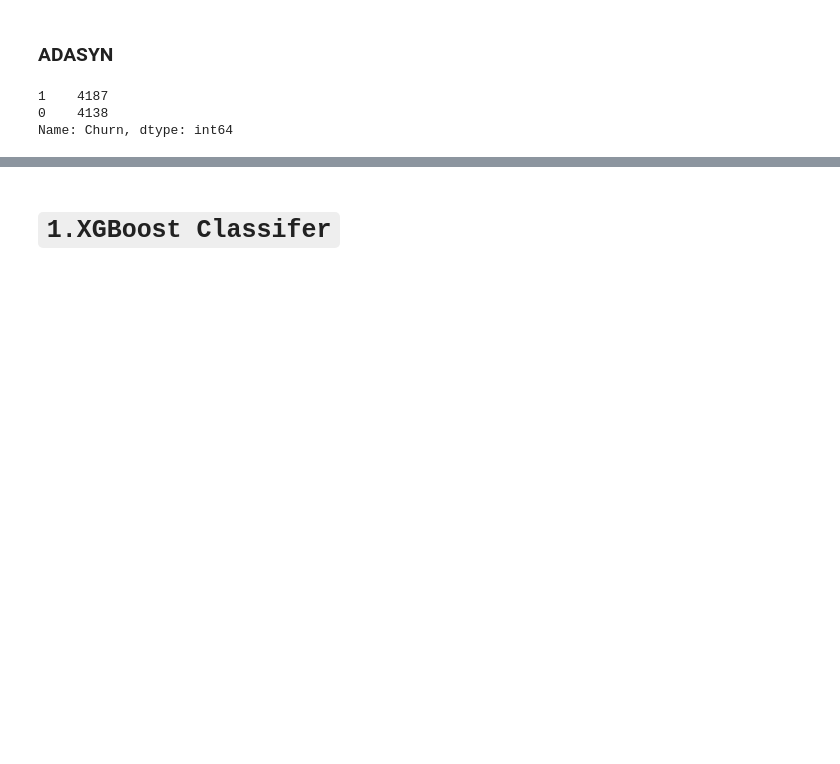
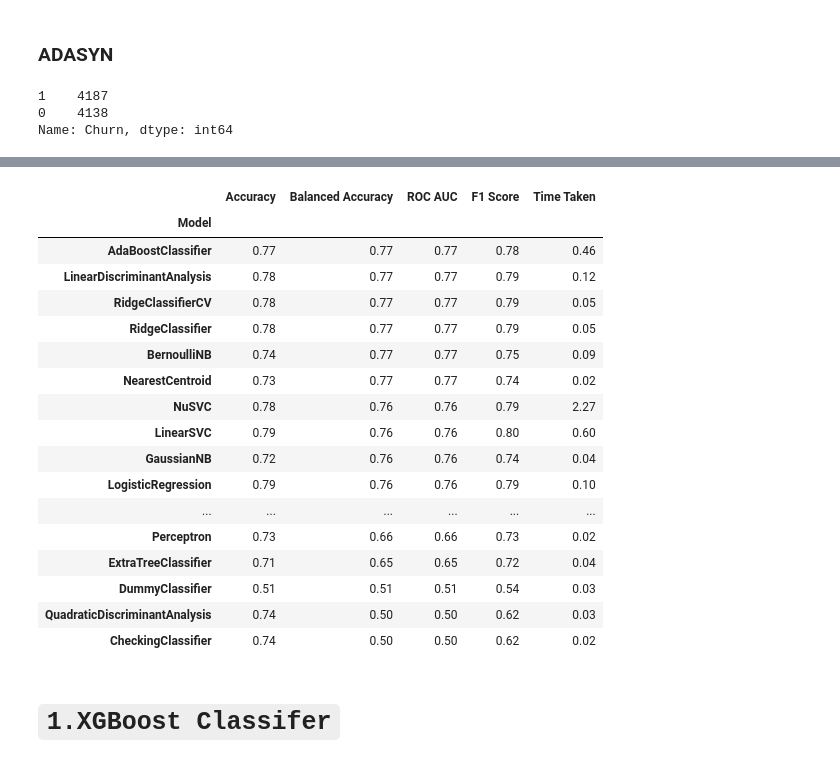
Before and after one commit to fidanfatih/Mid_Scale_Projects, a Jupyter notebook: ML_Projects/Telco_Customer_Churn/Telco_Customer_Churn(Modelling).ipynb, the cells around one changed output, grey strips where cells are left out. Saved outputs shown, nothing was run; the diff lists cells and outputs as text; code cells hidden in the pictures; blank space fills up the shorter version.

```diff
--- a/ML_Projects/Telco_Customer_Churn/Telco_Customer_Churn(Modelling).ipynb
+++ b/ML_Projects/Telco_Customer_Churn/Telco_Customer_Churn(Modelling).ipynb
@@ -100,3 +100,11 @@ X_train, y_train = X_smote, y_smote
 
 # ADASYN
 # X_train, y_train = X_adasyn, y_adasyn
+# %%
+import lazypredict
+from lazypredict.Supervised import LazyClassifier
+
+clf = LazyClassifier(verbose=0, ignore_warnings=True, custom_metric=None)
+models, predictions = clf.fit (X_train, X_test, y_train, y_test)
+models
+# %% [output]
@@ -103,3 +112,21 @@ X_train, y_train = X_smote, y_smote
+|  | Accuracy | Balanced Accuracy | ROC AUC | F1 Score | Time Taken |
+| Model |  |  |  |  |  |
+| AdaBoostClassifier | 0.77 | 0.77 | 0.77 | 0.78 | 0.46 |
+| LinearDiscriminantAnalysis | 0.78 | 0.77 | 0.77 | 0.79 | 0.12 |
+| RidgeClassifierCV | 0.78 | 0.77 | 0.77 | 0.79 | 0.05 |
+| RidgeClassifier | 0.78 | 0.77 | 0.77 | 0.79 | 0.05 |
+| BernoulliNB | 0.74 | 0.77 | 0.77 | 0.75 | 0.09 |
+| NearestCentroid | 0.73 | 0.77 | 0.77 | 0.74 | 0.02 |
+| NuSVC | 0.78 | 0.76 | 0.76 | 0.79 | 2.27 |
+| LinearSVC | 0.79 | 0.76 | 0.76 | 0.80 | 0.60 |
+| GaussianNB | 0.72 | 0.76 | 0.76 | 0.74 | 0.04 |
+| LogisticRegression | 0.79 | 0.76 | 0.76 | 0.79 | 0.10 |
+| ... | ... | ... | ... | ... | ... |
+| Perceptron | 0.73 | 0.66 | 0.66 | 0.73 | 0.02 |
+| ExtraTreeClassifier | 0.71 | 0.65 | 0.65 | 0.72 | 0.04 |
+| DummyClassifier | 0.51 | 0.51 | 0.51 | 0.54 | 0.03 |
+| QuadraticDiscriminantAnalysis | 0.74 | 0.50 | 0.50 | 0.62 | 0.03 |
+| CheckingClassifier | 0.74 | 0.50 | 0.50 | 0.62 | 0.02 |
 # %% [markdown]
 # ``1.XGBoost Classifer``
 # %%
```
Also changed, not shown: parts of 16 cells of this notebook, 6 other files.
